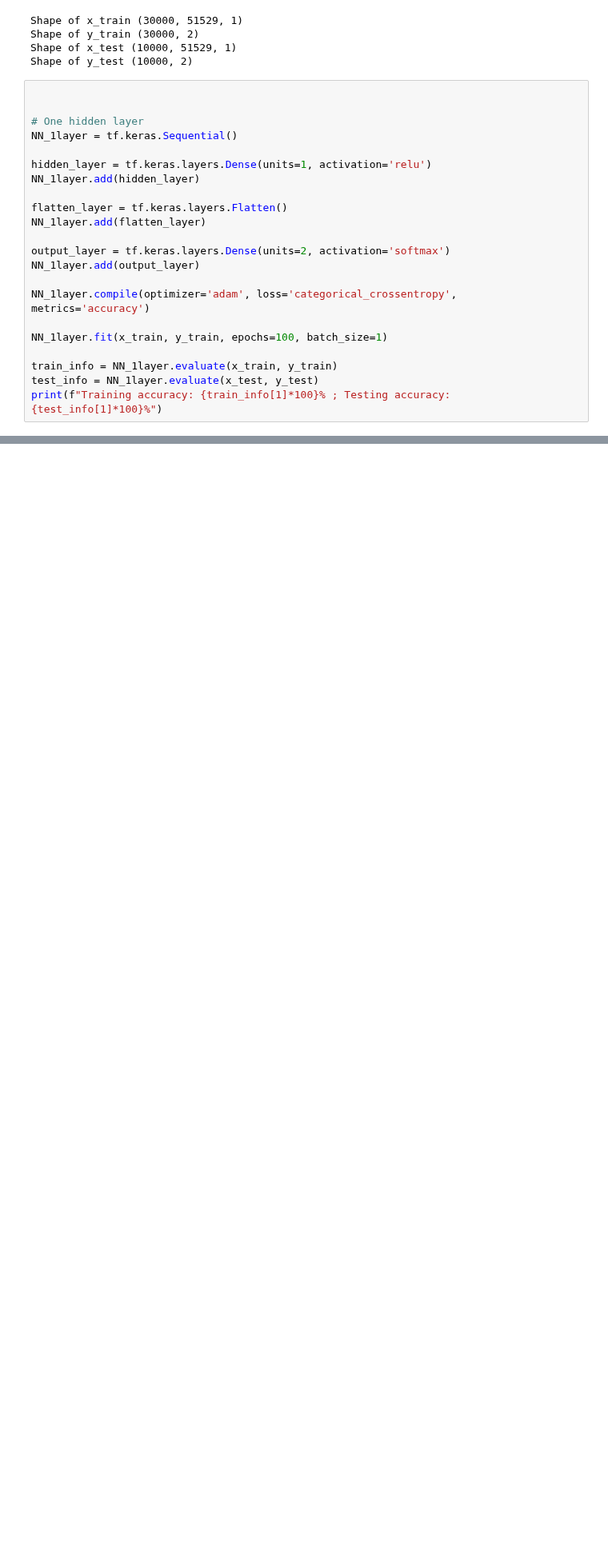
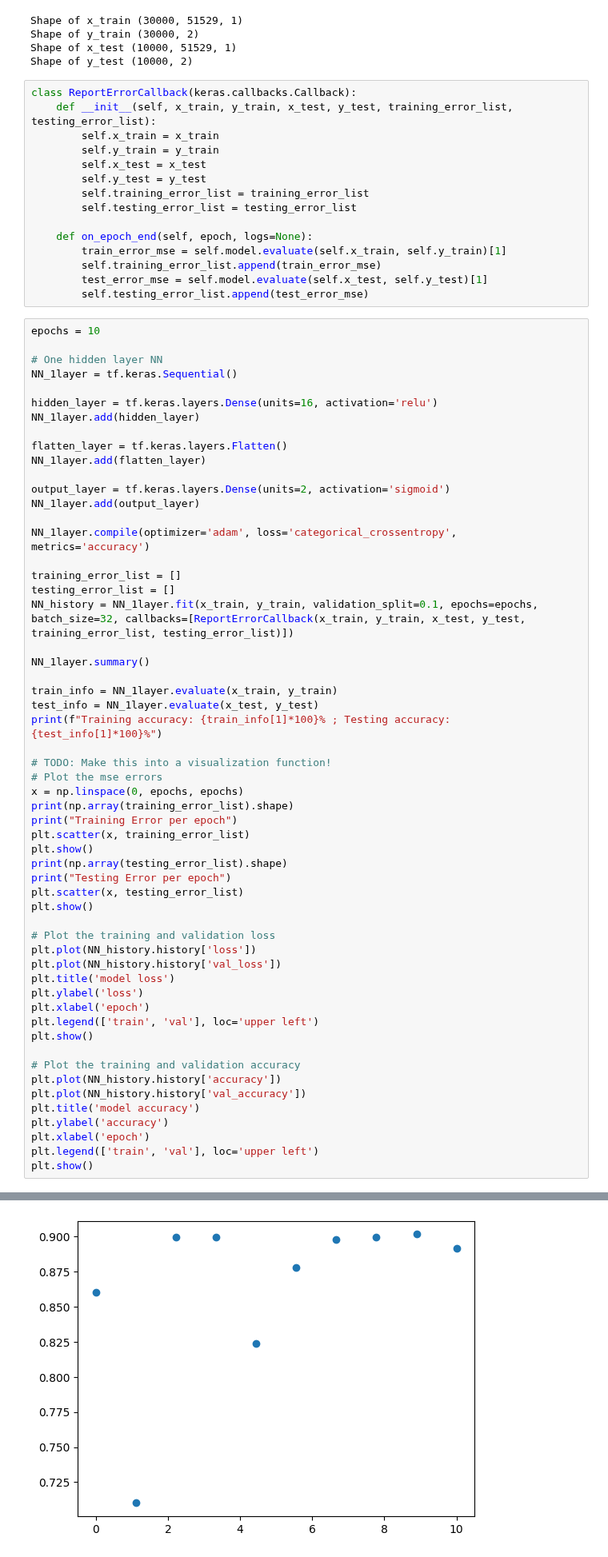
Before and after one commit to graterollin/PRML, a Jupyter notebook: final_project/FinalProject-NN_ConcreteClassification.ipynb, the cells around one changed output, grey strips where cells are left out. Shown at 80% size. Drawn from its saved outputs; the diff is of its cells as text; blank space fills up the shorter version.

Commit message:
First NN output

```diff
--- a/final_project/FinalProject-NN_ConcreteClassification.ipynb
+++ b/final_project/FinalProject-NN_ConcreteClassification.ipynb
@@ -134,26 +134,75 @@ Shape of x_train (30000, 51529, 1)
 Shape of y_train (30000, 2)
 Shape of x_test (10000, 51529, 1)
 Shape of y_test (10000, 2)
+# %%
+class ReportErrorCallback(keras.callbacks.Callback):
+    def __init__(self, x_train, y_train, x_test, y_test, training_error_list, testing_error_list):
+        self.x_train = x_train
+        self.y_train = y_train
+        self.x_test = x_test
+        self.y_test = y_test
+        self.training_error_list = training_error_list
+        self.testing_error_list = testing_error_list
+
+    def on_epoch_end(self, epoch, logs=None):
+        train_error_mse = self.model.evaluate(self.x_train, self.y_train)[1]
+        self.training_error_list.append(train_error_mse)
+        test_error_mse = self.model.evaluate(self.x_test, self.y_test)[1]
+        self.testing_error_list.append(test_error_mse)
 # %%
+epochs = 10
 
-
-# One hidden layer
+# One hidden layer NN
 NN_1layer = tf.keras.Sequential()
 
-hidden_layer = tf.keras.layers.Dense(units=1, activation='relu')
+hidden_layer = tf.keras.layers.Dense(units=16, activation='relu')
 NN_1layer.add(hidden_layer)
 
 flatten_layer = tf.keras.layers.Flatten()
 NN_1layer.add(flatten_layer)
 
-output_layer = tf.keras.layers.Dense(units=2, activation='softmax')
+output_layer = tf.keras.layers.Dense(units=2, activation='sigmoid')
 NN_1layer.add(output_layer)
 
 NN_1layer.compile(optimizer='adam', loss='categorical_crossentropy', metrics='accuracy')
 
-NN_1layer.fit(x_train, y_train, epochs=100, batch_size=1)
+training_error_list = []
+testing_error_list = []
+NN_history = NN_1layer.fit(x_train, y_train, validation_split=0.1, epochs=epochs, batch_size=32, callbacks=[ReportErrorCallback(x_train, y_train, x_test, y_test, training_error_list, testing_error_list)])
+
+NN_1layer.summary()
 
 train_info = NN_1layer.evaluate(x_train, y_train)
 test_info = NN_1layer.evaluate(x_test, y_test)
 print(f"Training accuracy: {train_info[1]*100}% ; Testing accuracy: {test_info[1]*100}%")
+
+# TODO: Make this into a visualization function!
+# Plot the mse errors
+x = np.linspace(0, epochs, epochs)
+print(np.array(training_error_list).shape)
+print("Training Error per epoch")
+plt.scatter(x, training_error_list)
+plt.show()
+print(np.array(testing_error_list).shape)
+print("Testing Error per epoch")
+plt.scatter(x, testing_error_list)
+plt.show()
+
+# Plot the training and validation loss
+plt.plot(NN_history.history['loss'])
+plt.plot(NN_history.history['val_loss'])
+plt.title('model loss')
+plt.ylabel('loss')
+plt.xlabel('epoch')
+plt.legend(['train', 'val'], loc='upper left')
+plt.show()
+
+# Plot the training and validation accuracy
+plt.plot(NN_history.history['accuracy'])
+plt.plot(NN_history.history['val_accuracy'])
+plt.title('model accuracy')
+plt.ylabel('accuracy')
+plt.xlabel('epoch')
+plt.legend(['train', 'val'], loc='upper left')
+plt.show()
 # %% [output]
@@ -160,0 +226 @@ InternalError: Failed copying input tensor from /job:localhost/replica:0/task:0/
+[figure, added]
```
Also changed, not shown: parts of 2 cells of this notebook.
